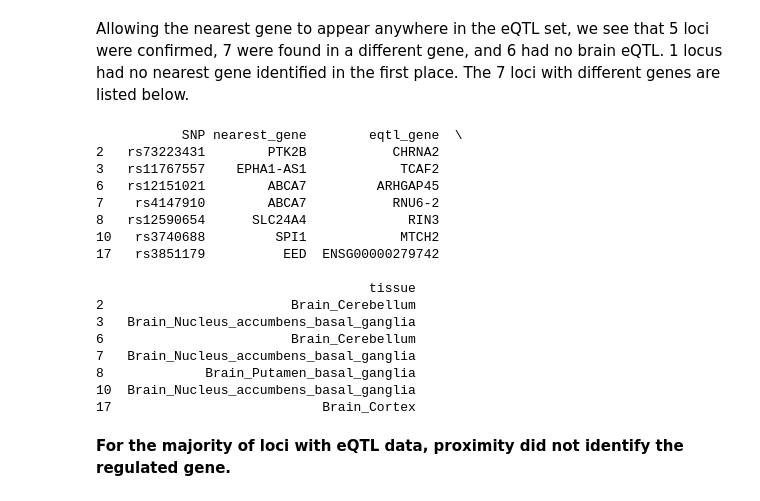
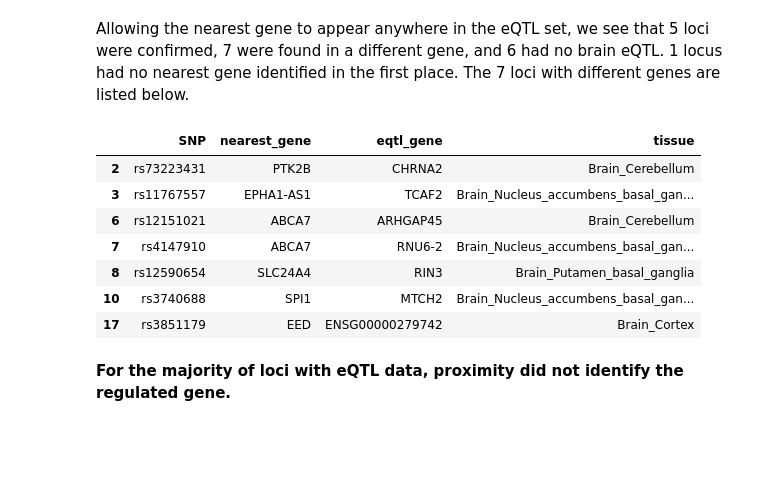
Before and after one commit to rr2526/alzheimers-gwas-pipeline, a Jupyter notebook: ad_gwas_analysis.ipynb, the cells around one changed output. Saved outputs shown, nothing was run; the diff lists cells and outputs as text; code cells hidden in the pictures; blank space fills up the shorter version.

```diff
--- a/ad_gwas_analysis.ipynb
+++ b/ad_gwas_analysis.ipynb
@@ -658,24 +650,15 @@ Name: count, dtype: int64
 Allowing the nearest gene to appear anywhere in the eQTL set, we see that 5 loci were confirmed, 7 were found in a different gene, and 6 had no brain eQTL. 1 locus had no nearest gene identified in the first place. The 7 loci with different genes are listed below.
 # %%
 different = compare[compare["status"]=="different_gene_only"][["SNP", "nearest_gene", "eqtl_gene", "tissue"]]
-print(different)
+different
 # %% [output]
-           SNP nearest_gene        eqtl_gene  \
-2   rs73223431        PTK2B           CHRNA2
-3   rs11767557    EPHA1-AS1            TCAF2
-6   rs12151021        ABCA7         ARHGAP45
-7    rs4147910        ABCA7           RNU6-2
-8   rs12590654      SLC24A4             RIN3
-10   rs3740688         SPI1            MTCH2
-17   rs3851179          EED  ENSG00000279742
-
-                                   tissue
-2                        Brain_Cerebellum
-3   Brain_Nucleus_accumbens_basal_ganglia
-6                        Brain_Cerebellum
-7   Brain_Nucleus_accumbens_basal_ganglia
-8             Brain_Putamen_basal_ganglia
-10  Brain_Nucleus_accumbens_basal_ganglia
-17                           Brain_Cortex
+|  | SNP | nearest_gene | eqtl_gene | tissue |
+| 2 | rs73223431 | PTK2B | CHRNA2 | Brain_Cerebellum |
+| 3 | rs11767557 | EPHA1-AS1 | TCAF2 | Brain_Nucleus_accumbens_basal_gan... |
+| 6 | rs12151021 | ABCA7 | ARHGAP45 | Brain_Cerebellum |
+| 7 | rs4147910 | ABCA7 | RNU6-2 | Brain_Nucleus_accumbens_basal_gan... |
+| 8 | rs12590654 | SLC24A4 | RIN3 | Brain_Putamen_basal_ganglia |
+| 10 | rs3740688 | SPI1 | MTCH2 | Brain_Nucleus_accumbens_basal_gan... |
+| 17 | rs3851179 | EED | ENSG00000279742 | Brain_Cortex |
 # %% [markdown]
 **For the majority of loci with eQTL data, proximity did not identify the regulated gene.**
```
Also changed, not shown: parts of 7 cells of this notebook.
